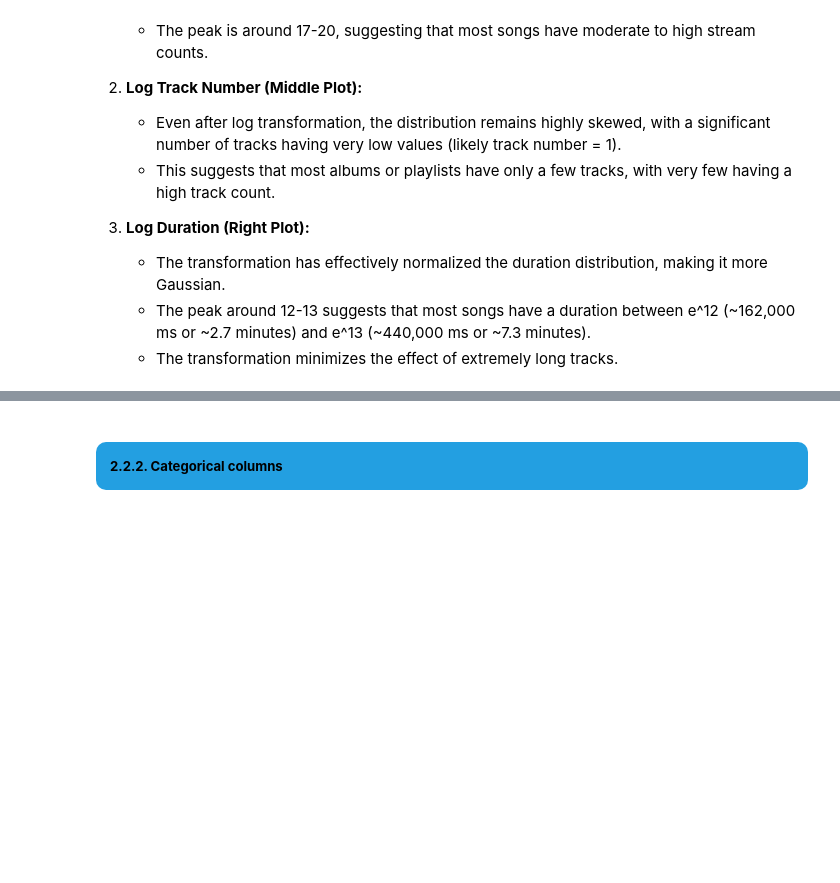
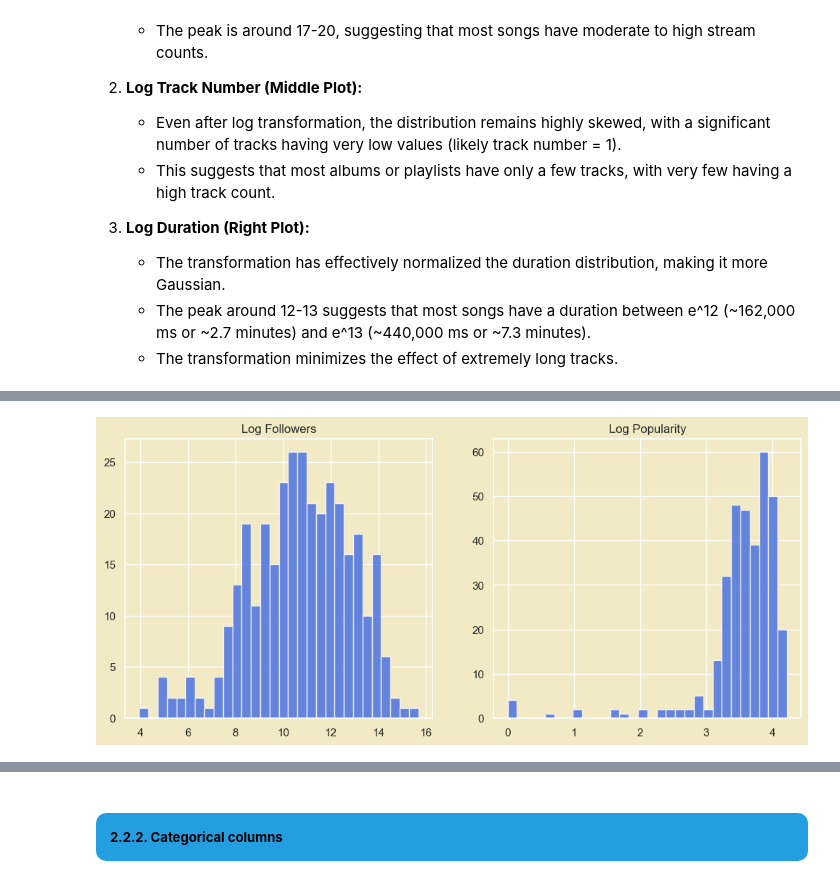
Before and after one commit to truongthuankiet1990gmailcom/Data-Visualization-HW1, a Jupyter notebook: notebook.ipynb, the cells around one changed output, grey strips where cells are left out. Drawn from its saved outputs; the diff is of its cells as text; code cells hidden in the pictures; blank space fills up the shorter version.

```diff
--- a/notebook.ipynb
+++ b/notebook.ipynb
@@ -1875,0 +1965,18 @@ plt.show()
+# %%
+vn_artists_copy = vn_artists.copy()
+vn_artists_copy['log_followers'] = np.log1p(vn_artists_copy['followers'])  # log(1 + x) to handle zeros
+vn_artists_copy['log_popularity'] = np.log1p(vn_artists_copy['popularity'])
+
+# Plot histograms for the log-transformed features
+fig, axes = plt.subplots(1, 2, figsize=(12, 5))
+features = ['log_followers', 'log_popularity']
+titles = ['Log Followers', 'Log Popularity']
+
+for ax, feature, title in zip(axes, features, titles):
+    ax.hist(vn_artists_copy[feature], bins=30, color='royalblue', alpha=0.8)
+    ax.set_title(title)
+    ax.grid(True)
+
+plt.show()
+# %% [output]
+[figure, added]
```
Also changed, not shown: parts of 22 cells of this notebook.
